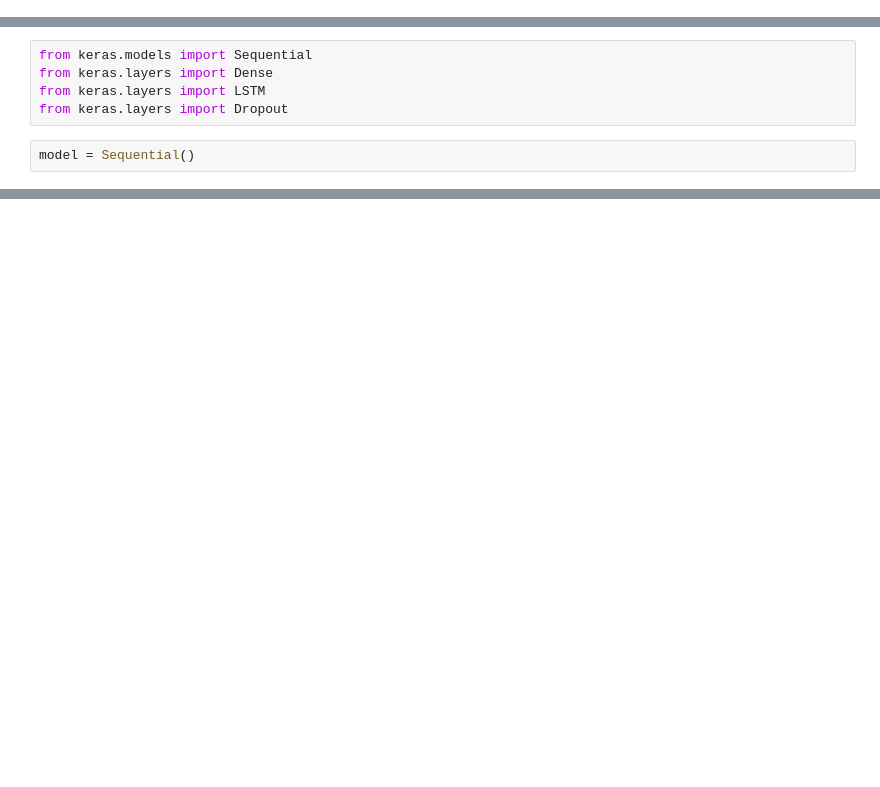
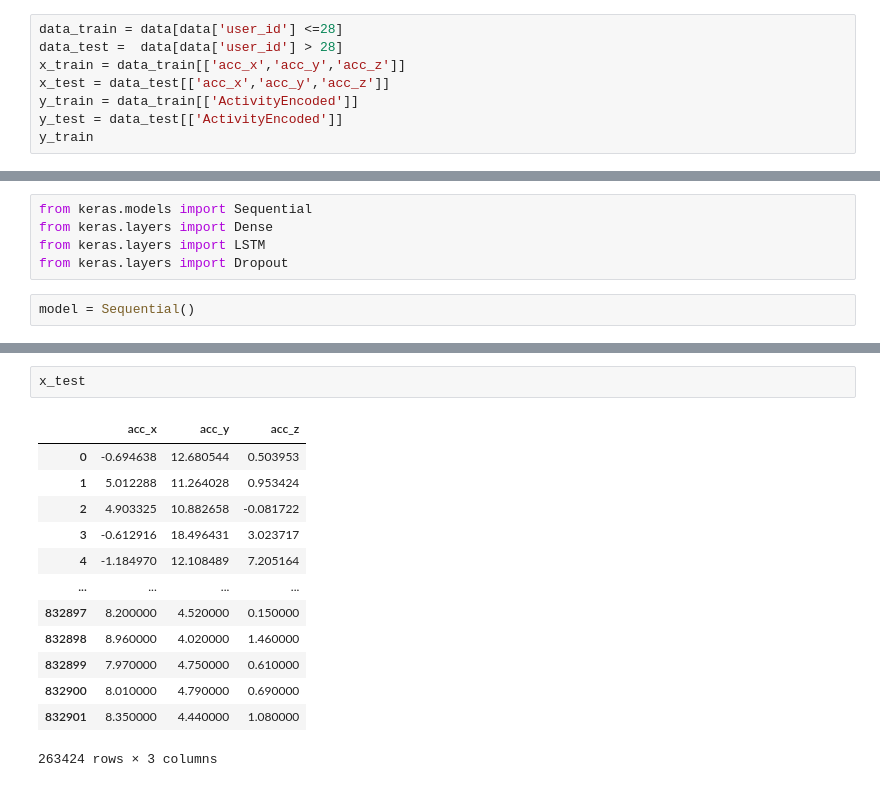
Before and after one commit to Khushbooagarwalhub/Machine-learning_project3, a Jupyter notebook: tensorflow.ipynb, the cells around one changed output, grey strips where cells are left out. Saved outputs shown, nothing was run; the diff lists cells and outputs as text; blank space fills up the shorter version.

```diff
--- a/tensorflow.ipynb
+++ b/tensorflow.ipynb
@@ -526,0 +515,8 @@ data_test =  data[data['user_id'] <=20]
+# %%
+data_train = data[data['user_id'] <=28]
+data_test =  data[data['user_id'] > 28]
+x_train = data_train[['acc_x','acc_y','acc_z']]
+x_test = data_test[['acc_x','acc_y','acc_z']]
+y_train = data_train[['ActivityEncoded']]
+y_test = data_test[['ActivityEncoded']]
+y_train
@@ -634,0 +737,16 @@ Epoch 1/100
+# %%
+x_test
+# %% [output]
+|  | acc_x | acc_y | acc_z |
+| 0 | -0.694638 | 12.680544 | 0.503953 |
+| 1 | 5.012288 | 11.264028 | 0.953424 |
+| 2 | 4.903325 | 10.882658 | -0.081722 |
+| 3 | -0.612916 | 18.496431 | 3.023717 |
+| 4 | -1.184970 | 12.108489 | 7.205164 |
+| ... | ... | ... | ... |
+| 832897 | 8.200000 | 4.520000 | 0.150000 |
+| 832898 | 8.960000 | 4.020000 | 1.460000 |
+| 832899 | 7.970000 | 4.750000 | 0.610000 |
+| 832900 | 8.010000 | 4.790000 | 0.690000 |
+| 832901 | 8.350000 | 4.440000 | 1.080000 |
+263424 rows × 3 columns
```
Also changed, not shown: parts of 46 cells of this notebook.
